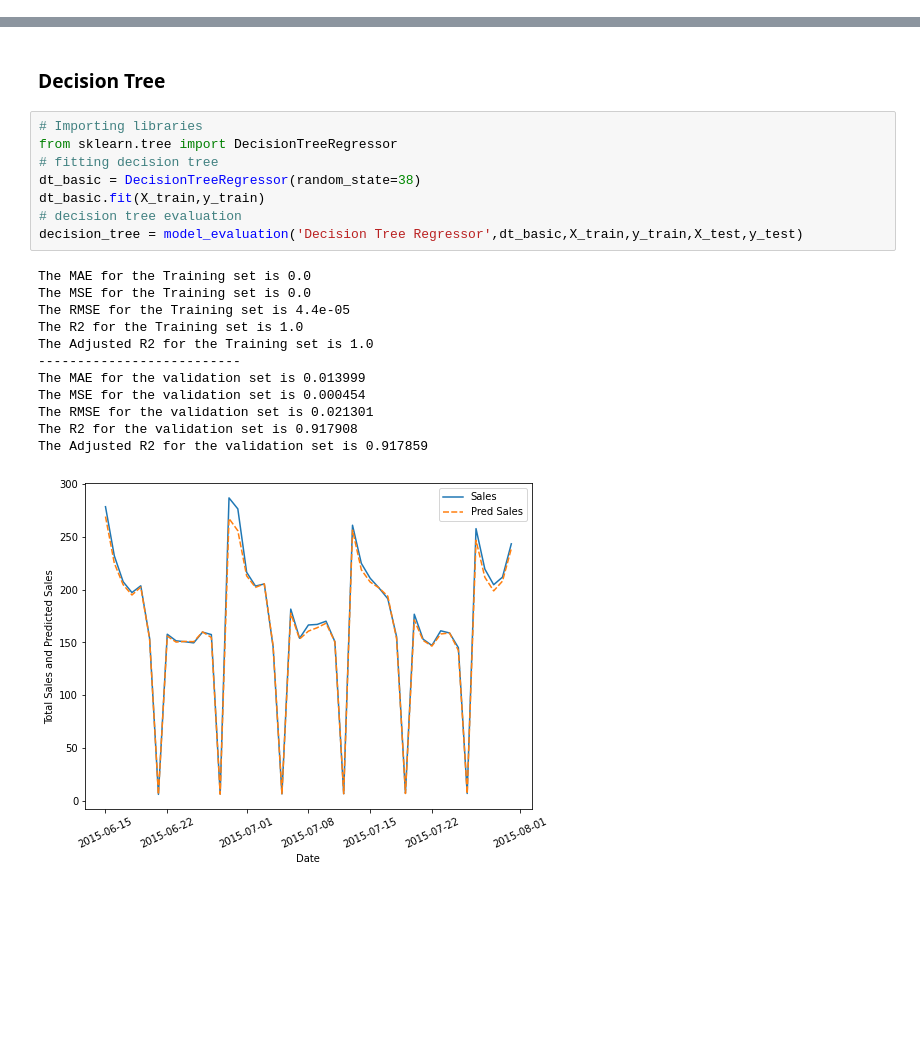
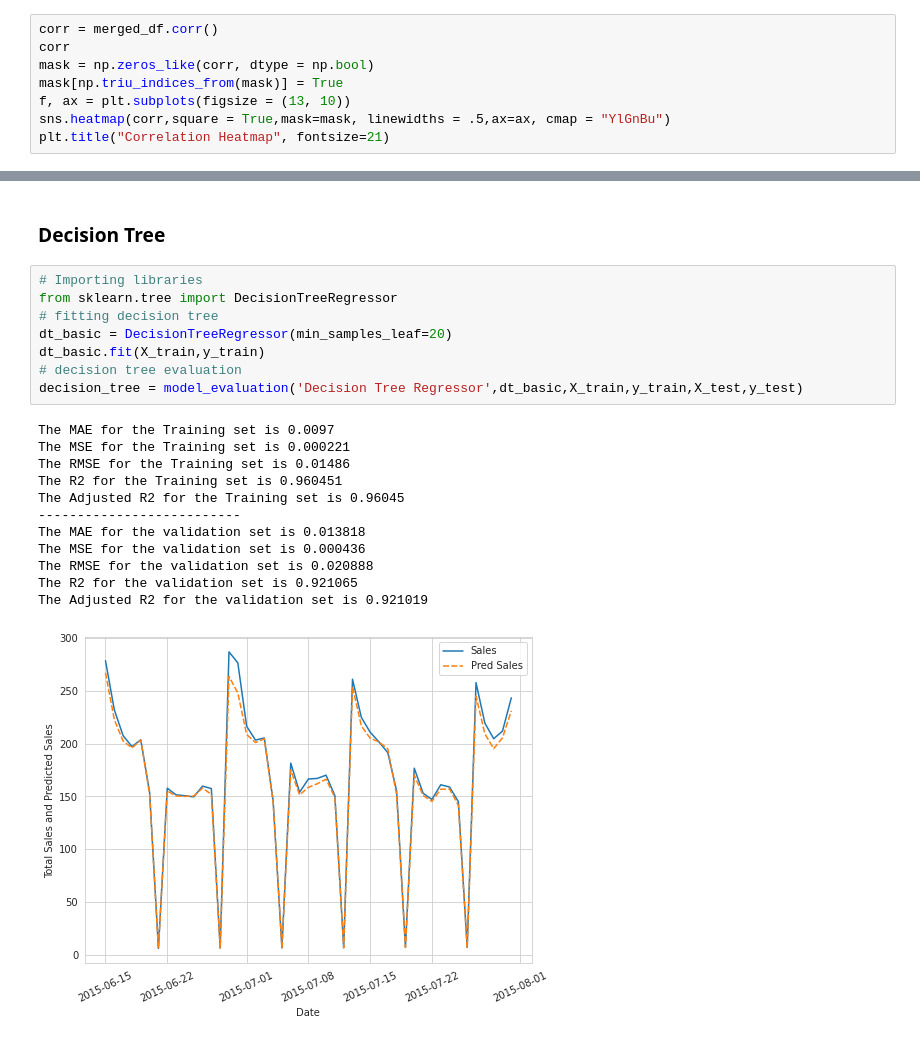
Before and after one commit to krishna9734/Rossmann-Sales-Prediction, a Jupyter notebook: Rossmann_Sales_Prediction_Capstone_Project.ipynb, the cells around one changed output, grey strips where cells are left out. Drawn from its saved outputs; the diff is of its cells as text; blank space fills up the shorter version.

```diff
--- a/Rossmann_Sales_Prediction_Capstone_Project.ipynb
+++ b/Rossmann_Sales_Prediction_Capstone_Project.ipynb
@@ -374,0 +375,8 @@ As we can see from the plot that the sales rise up by the end of the year before
+# %%
+corr = merged_df.corr()
+corr
+mask = np.zeros_like(corr, dtype = np.bool)
+mask[np.triu_indices_from(mask)] = True
+f, ax = plt.subplots(figsize = (13, 10))
+sns.heatmap(corr,square = True,mask=mask, linewidths = .5,ax=ax, cmap = "YlGnBu")
+plt.title("Correlation Heatmap", fontsize=21)
@@ -583,21 +600,21 @@ comparisons_df
 # %%
 # Importing libraries
 from sklearn.tree import DecisionTreeRegressor
 # fitting decision tree
-dt_basic = DecisionTreeRegressor(random_state=38)
+dt_basic = DecisionTreeRegressor(min_samples_leaf=20)
 dt_basic.fit(X_train,y_train)
 # decision tree evaluation
 decision_tree = model_evaluation('Decision Tree Regressor',dt_basic,X_train,y_train,X_test,y_test)
 # %% [output]
-The MAE for the Training set is 0.0
-The MSE for the Training set is 0.0
-The RMSE for the Training set is 4.4e-05
-The R2 for the Training set is 1.0
-The Adjusted R2 for the Training set is 1.0
+The MAE for the Training set is 0.0097
+The MSE for the Training set is 0.000221
+The RMSE for the Training set is 0.01486
+The R2 for the Training set is 0.960451
+The Adjusted R2 for the Training set is 0.96045
 --------------------------
-The MAE for the validation set is 0.013999
-The MSE for the validation set is 0.000454
-The RMSE for the validation set is 0.021301
-The R2 for the validation set is 0.917908
-The Adjusted R2 for the validation set is 0.917859
+The MAE for the validation set is 0.013818
+The MSE for the validation set is 0.000436
+The RMSE for the validation set is 0.020888
+The R2 for the validation set is 0.921065
+The Adjusted R2 for the validation set is 0.921019
-[figure, old version]
+[figure, new version]
```
Also changed, not shown: parts of 39 cells of this notebook.
